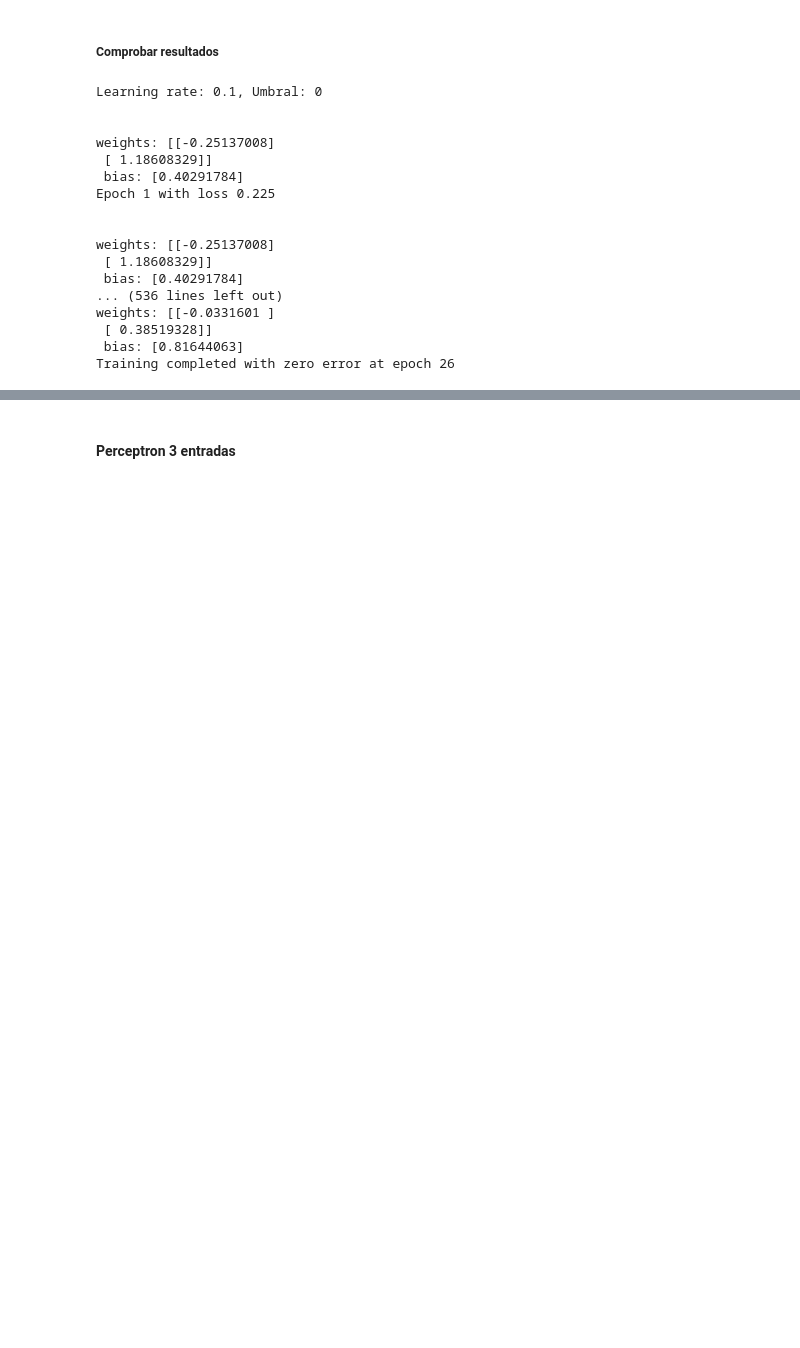
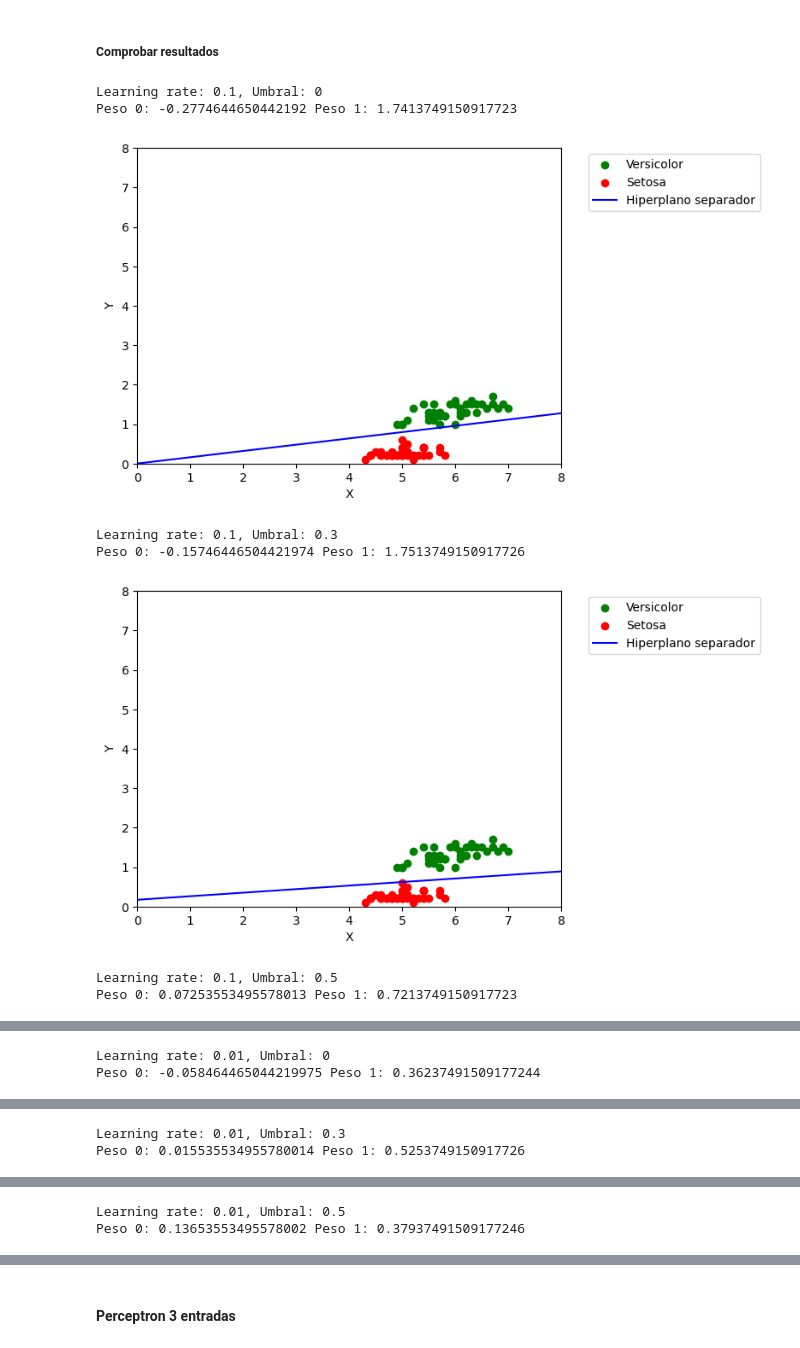
Before and after one commit to Cachaza/IA_LAB02_MLP, a Jupyter notebook: L2P1-Perceptron.ipynb, the cells around one changed output, grey strips where cells are left out. Saved outputs shown, nothing was run; the diff lists cells and outputs as text; code cells hidden in the pictures; blank space fills up the shorter version.

Commit message:
perceptron simple hecho

```diff
--- a/L2P1-Perceptron.ipynb
+++ b/L2P1-Perceptron.ipynb
@@ -129,10 +114,16 @@ Los pesos iniciales los hardcodeamos para asi asegurarnos replicacion de datos:
 num_entradas = 2
 tasa_aprendizaje = 0.1
 
-pesosIniciales = tf.Variable(
-    tf.random.uniform([2, 1], minval=-1.0, maxval=1.0, dtype=tf.double))
+#pesosIniciales = tf.Variable(
+    #tf.random.uniform([2, 1], minval=-1.0, maxval=1.0, dtype=tf.double))
 
 #pesosIniciales = [[0.77264388],
 #       [0.6640986 ]]
 #pesosIniciales = tf.Variable(pesosIniciales)
+
+pesosIniciales = []
+
+for peso in range(2):
+    pesosIniciales.append(random.uniform(-1, 1))
+
 pesosIniciales
@@ -263,35 +211,25 @@ class Perceptron:
 # %%
 datos_entrenamiento = iris_entrenamiento[:, :-1]
 target_entrenamiento = iris_entrenamiento[:, -1]
-epochs = 300
+epochs = 400
 
 datos_test = iris_test[:, :-1]
 indices_test = iris_test[:, -1]
 
-learning_rates = [0.1, 0.01, 0.001, 0.0001]
-umbrales = [0, 0.5, 1]
+learning_rates = [0.1, 0.01, 0.001]
+umbrales = [0, 0.3, 0.5]
 
 
 for learning_rate in learning_rates:
   for umbral in umbrales:
     print(f"Learning rate: {learning_rate}, Umbral: {umbral}")
-    perceptron = Perceptron(Step(umbral), pesosIniciales)
-    perceptron.fit(datos_entrenamiento, target_entrenamiento, epochs, learning_rate)
+    Perceptron(datos_entrenamiento, target_entrenamiento, pesosIniciales, umbral, learning_rate, 1000)
 # %% [output]
 Learning rate: 0.1, Umbral: 0
-
-
-weights: [[-0.25137008]
- [ 1.18608329]]
- bias: [0.40291784]
-Epoch 1 with loss 0.225
-
-
-weights: [[-0.25137008]
- [ 1.18608329]]
- bias: [0.40291784]
-... (536 lines left out)
-weights: [[-0.0331601 ]
- [ 0.38519328]]
- bias: [0.81644063]
-Training completed with zero error at epoch 26
+Peso 0: -0.2774644650442192 Peso 1: 1.7413749150917723
+[figure, added]
+Learning rate: 0.1, Umbral: 0.3
+Peso 0: -0.15746446504421974 Peso 1: 1.7513749150917726
+[figure, added]
+Learning rate: 0.1, Umbral: 0.5
+Peso 0: 0.07253553495578013 Peso 1: 0.7213749150917723
@@ -297,0 +237,2 @@ Training completed with zero error at epoch 26
+Learning rate: 0.01, Umbral: 0
+Peso 0: -0.058464465044219975 Peso 1: 0.36237491509177244
@@ -297,0 +240,2 @@ Training completed with zero error at epoch 26
+Learning rate: 0.01, Umbral: 0.3
+Peso 0: 0.015535534955780014 Peso 1: 0.5253749150917726
@@ -297,0 +243,2 @@ Training completed with zero error at epoch 26
+Learning rate: 0.01, Umbral: 0.5
+Peso 0: 0.13653553495578002 Peso 1: 0.37937491509177246
```
Also changed, not shown: parts of 17 cells of this notebook.
